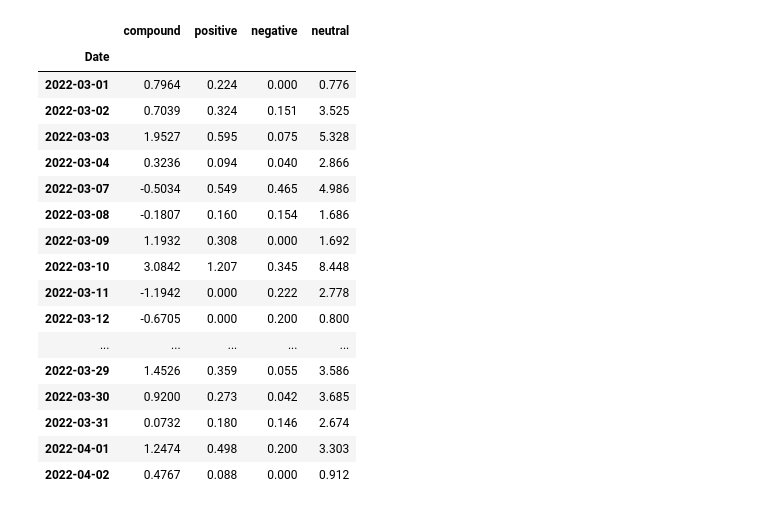
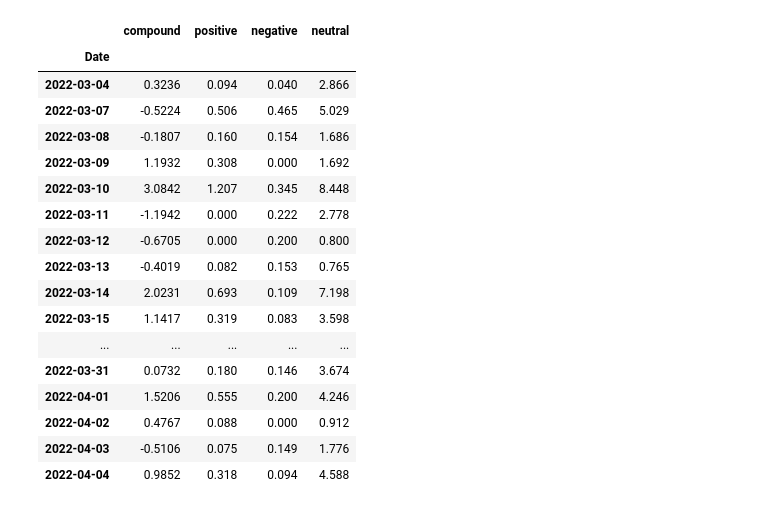
Before and after one commit to joeyh2/sentiment-technical-analysis, a Jupyter notebook: MergeTensorFlow.ipynb, the cells around one changed output. Saved outputs shown, nothing was run; the diff lists cells and outputs as text; code cells hidden in the pictures.

```diff
--- a/MergeTensorFlow.ipynb
+++ b/MergeTensorFlow.ipynb
@@ -35,4 +47,10 @@ technical_analysis_df
 # %%
+# Upload data to Colab
+from google.colab import files
+
+# Upload .env file (Must enable viewing of hidden files on your laptop)
+csv_file = files.upload()
+
 sentiment_analysis_df = pd.read_csv(csvpathsent)
 sentiment_analysis_df.set_index('Date', inplace = True)
 sentiment_analysis_df
@@ -40,20 +59,20 @@ sentiment_analysis_df
 |  | compound | positive | negative | neutral |
 | Date |  |  |  |  |
-| 2022-03-01 | 0.7964 | 0.224 | 0.000 | 0.776 |
-| 2022-03-02 | 0.7039 | 0.324 | 0.151 | 3.525 |
-| 2022-03-03 | 1.9527 | 0.595 | 0.075 | 5.328 |
 | 2022-03-04 | 0.3236 | 0.094 | 0.040 | 2.866 |
-| 2022-03-07 | -0.5034 | 0.549 | 0.465 | 4.986 |
+| 2022-03-07 | -0.5224 | 0.506 | 0.465 | 5.029 |
 | 2022-03-08 | -0.1807 | 0.160 | 0.154 | 1.686 |
 | 2022-03-09 | 1.1932 | 0.308 | 0.000 | 1.692 |
 | 2022-03-10 | 3.0842 | 1.207 | 0.345 | 8.448 |
 | 2022-03-11 | -1.1942 | 0.000 | 0.222 | 2.778 |
 | 2022-03-12 | -0.6705 | 0.000 | 0.200 | 0.800 |
+| 2022-03-13 | -0.4019 | 0.082 | 0.153 | 0.765 |
+| 2022-03-14 | 2.0231 | 0.693 | 0.109 | 7.198 |
+| 2022-03-15 | 1.1417 | 0.319 | 0.083 | 3.598 |
 | ... | ... | ... | ... | ... |
-| 2022-03-29 | 1.4526 | 0.359 | 0.055 | 3.586 |
-| 2022-03-30 | 0.9200 | 0.273 | 0.042 | 3.685 |
-| 2022-03-31 | 0.0732 | 0.180 | 0.146 | 2.674 |
-| 2022-04-01 | 1.2474 | 0.498 | 0.200 | 3.303 |
+| 2022-03-31 | 0.0732 | 0.180 | 0.146 | 3.674 |
+| 2022-04-01 | 1.5206 | 0.555 | 0.200 | 4.246 |
 | 2022-04-02 | 0.4767 | 0.088 | 0.000 | 0.912 |
+| 2022-04-03 | -0.5106 | 0.075 | 0.149 | 1.776 |
+| 2022-04-04 | 0.9852 | 0.318 | 0.094 | 4.588 |
 # %%
 combined_df = technical_analysis_df.merge(sentiment_analysis_df, how='inner', on='Date')
```
Also changed, not shown: parts of 11 cells of this notebook, 4 other files.
